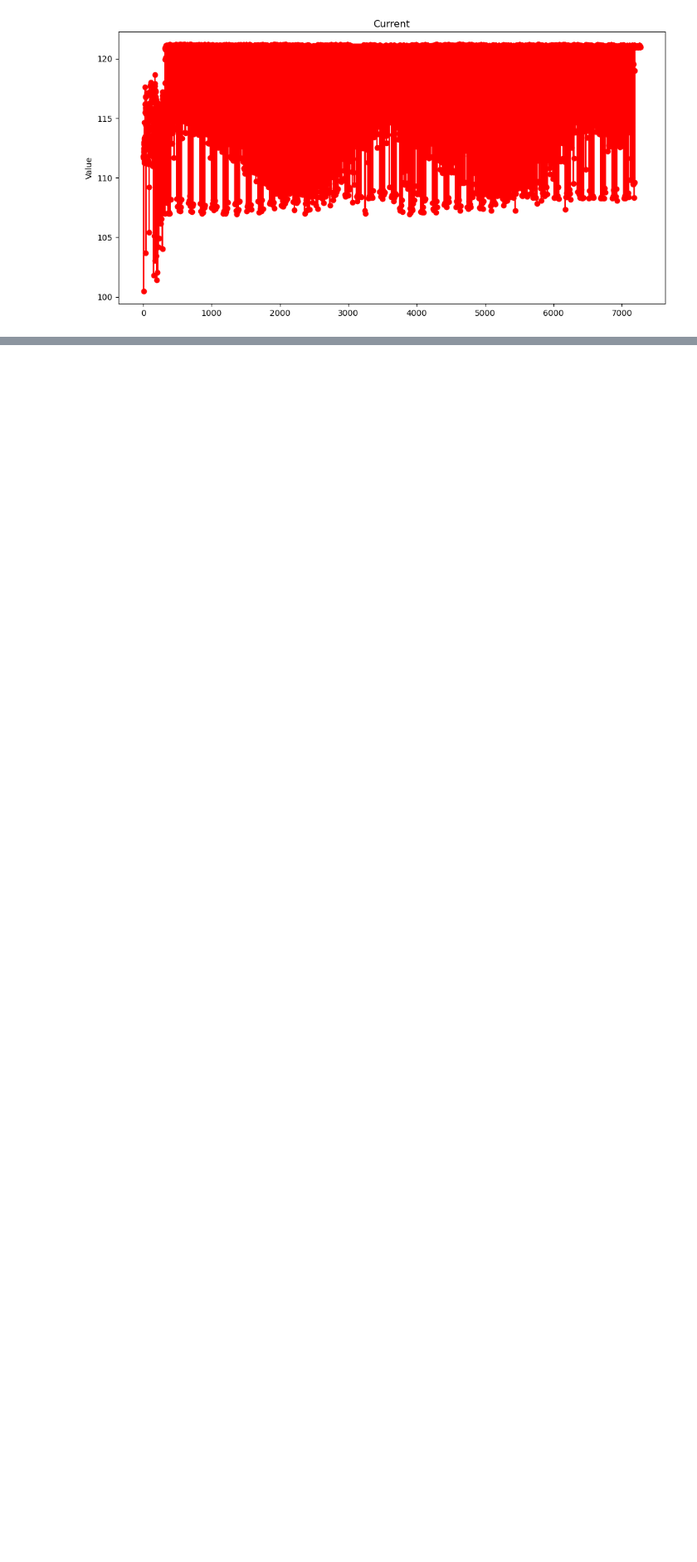
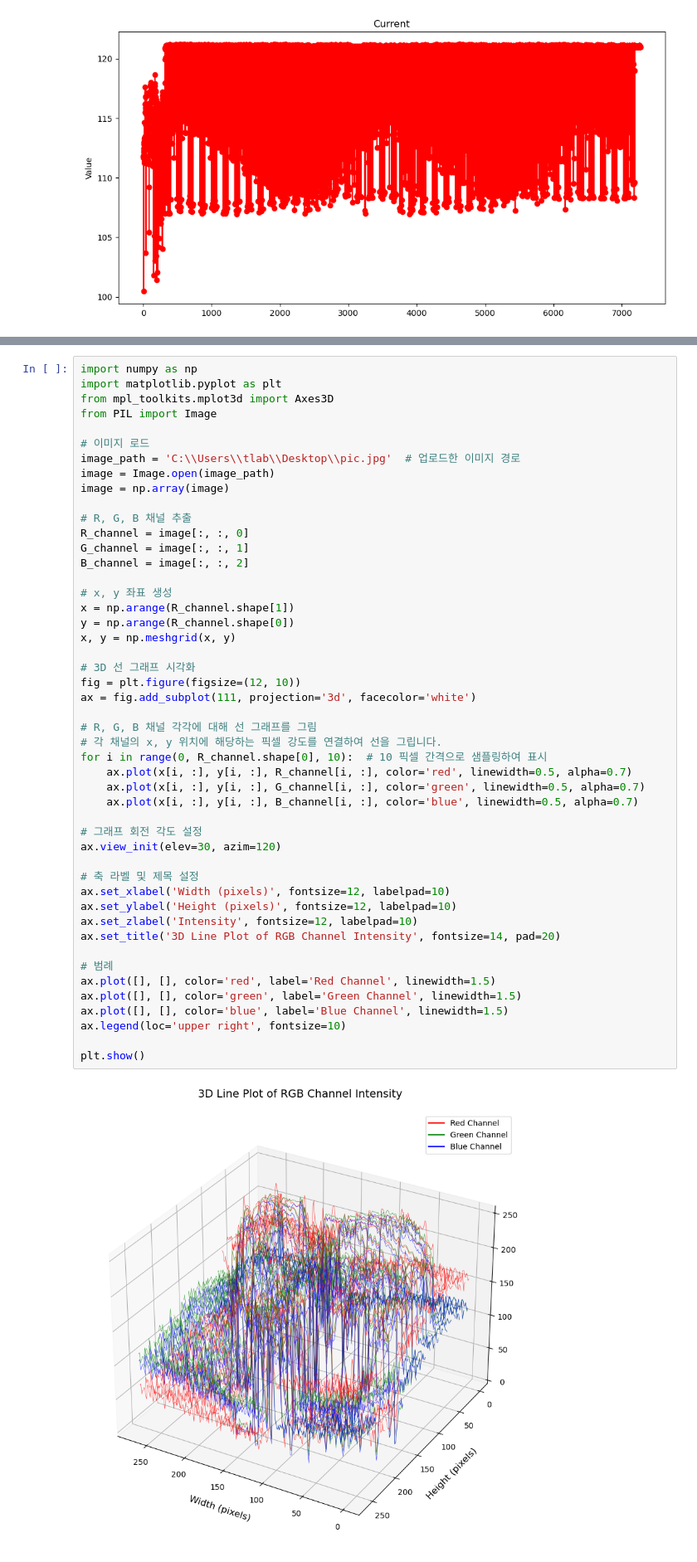
Before and after one commit to Maruonee/Tlabb, a Jupyter notebook: OLTC/OLTC_Tlab_python/sensorgraph.ipynb, the cells around one changed output, grey strips where cells are left out. Shown at 83% size. Drawn from its saved outputs; the diff is of its cells as text; blank space fills up the shorter version.

```diff
--- a/OLTC/OLTC_Tlab_python/sensorgraph.ipynb
+++ b/OLTC/OLTC_Tlab_python/sensorgraph.ipynb
@@ -111,0 +239,50 @@ plt.show()
+# %%
+import numpy as np
+import matplotlib.pyplot as plt
+from mpl_toolkits.mplot3d import Axes3D
+from PIL import Image
+
+# 이미지 로드
+image_path = 'C:\\Users\\tlab\\Desktop\\pic.jpg'  # 업로드한 이미지 경로
+image = Image.open(image_path)
+image = np.array(image)
+
+# R, G, B 채널 추출
+R_channel = image[:, :, 0]
+G_channel = image[:, :, 1]
+B_channel = image[:, :, 2]
+
+# x, y 좌표 생성
+x = np.arange(R_channel.shape[1])
+y = np.arange(R_channel.shape[0])
+x, y = np.meshgrid(x, y)
+
+# 3D 선 그래프 시각화
+fig = plt.figure(figsize=(12, 10))
+ax = fig.add_subplot(111, projection='3d', facecolor='white')
+
+# R, G, B 채널 각각에 대해 선 그래프를 그림
+# 각 채널의 x, y 위치에 해당하는 픽셀 강도를 연결하여 선을 그립니다.
+for i in range(0, R_channel.shape[0], 10):  # 10 픽셀 간격으로 샘플링하여 표시
+    ax.plot(x[i, :], y[i, :], R_channel[i, :], color='red', linewidth=0.5, alpha=0.7)
+    ax.plot(x[i, :], y[i, :], G_channel[i, :], color='green', linewidth=0.5, alpha=0.7)
+    ax.plot(x[i, :], y[i, :], B_channel[i, :], color='blue', linewidth=0.5, alpha=0.7)
+
+# 그래프 회전 각도 설정
+ax.view_init(elev=30, azim=120)
+
+# 축 라벨 및 제목 설정
+ax.set_xlabel('Width (pixels)', fontsize=12, labelpad=10)
+ax.set_ylabel('Height (pixels)', fontsize=12, labelpad=10)
+ax.set_zlabel('Intensity', fontsize=12, labelpad=10)
+ax.set_title('3D Line Plot of RGB Channel Intensity', fontsize=14, pad=20)
+
+# 범례
+ax.plot([], [], color='red', label='Red Channel', linewidth=1.5)
+ax.plot([], [], color='green', label='Green Channel', linewidth=1.5)
+ax.plot([], [], color='blue', label='Blue Channel', linewidth=1.5)
+ax.legend(loc='upper right', fontsize=10)
+
+plt.show()
+# %% [output]
+[figure, added]
```
Also changed, not shown: parts of 5 cells of this notebook.
